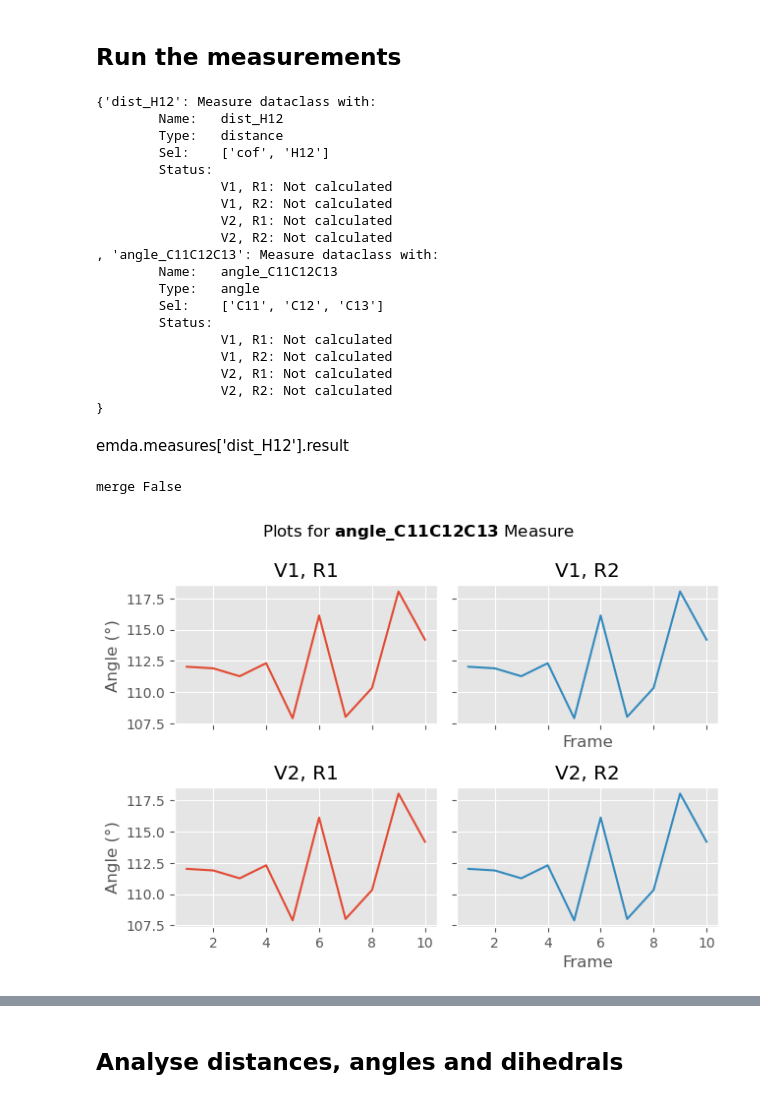
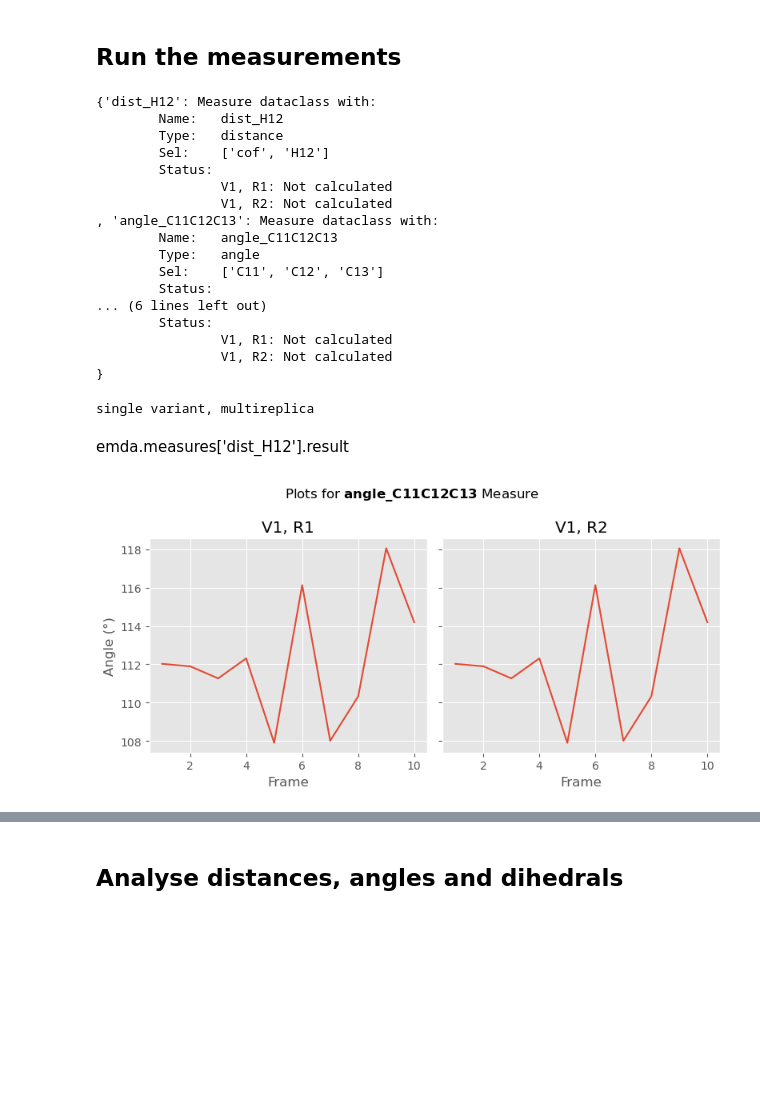
Before and after one commit to MolBioMedUAB/EMDA, a Jupyter notebook: example/example.ipynb, the cells around one changed output, grey strips where cells are left out. Cells and saved outputs as stored; diff of their text form; code cells hidden in the pictures; blank space fills up the shorter version.

```diff
--- a/example/example.ipynb
+++ b/example/example.ipynb
@@ -22,9 +24,7 @@ Trajectory has been loaded!
 # %%
 emda.load_trajectory(trajectory)
-emda.load_variant(parameters, trajectory)
 #emda.load_trajectory(trajectory, variant_name='V1')
-emda.load_trajectory(trajectory)
-
-emda.universe
+#emda.load_trajectory(trajectory)
+#emda.load_trajectory(trajectory)
 # %% [output]
 A new replica has been loaded to variant V1!
@@ -76,7 +56,7 @@ Use '>>> help(EMDA.add_***)' to get the complete information of an adder.
 # %%
 emda.add_distance('dist_H12', 'cof', 'H12')
 emda.add_angle('angle_C11C12C13', 'C11', 'C12', 'C13')
-#emda.add_dihedral('dihe_C10C11C13C14', 'C10', 'C11', 'C13', 'C14', domain=180)
+emda.add_dihedral('dihe_C10C11C13C14', 'C10', 'C11', 'C13', 'C14', domain=180)
 #emda.add_contacts('contacts_COO', 'COO', sel_env=5, interactions='all', include_WAT=True, measure_distances=True)
 #emda.add_protein_contacts('contacts_prot', sel_env=3, measure_distances=True)
 #emda.add_pKa('pka', excluded_ions=['Na+'], keep_pdb=True, keep_pka=True)
@@ -93,24 +73,23 @@ print(emda.measures)
         Status:
                 V1, R1: Not calculated
                 V1, R2: Not calculated
-                V2, R1: Not calculated
-                V2, R2: Not calculated
 , 'angle_C11C12C13': Measure dataclass with:
         Name:   angle_C11C12C13
         Type:   angle
         Sel:    ['C11', 'C12', 'C13']
         Status:
+... (6 lines left out)
+        Status:
                 V1, R1: Not calculated
                 V1, R2: Not calculated
-                V2, R1: Not calculated
-                V2, R2: Not calculated
 }
 # %%
 emda.run(sleep_time=0)
+# %% [output]
+single variant, multireplica
 # %% [markdown]
 emda.measures['dist_H12'].result
 # %%
-emda.plot_measure(measure_name='angle_C11C12C13',)
+emda.plot_measure(measure_name='angle_C11C12C13', combine_replicas=False, width_per_replica=4)
 # %% [output]
-merge False
-[figure, old version]
+[figure, new version]
```
Also changed, not shown: parts of 14 cells of this notebook.
